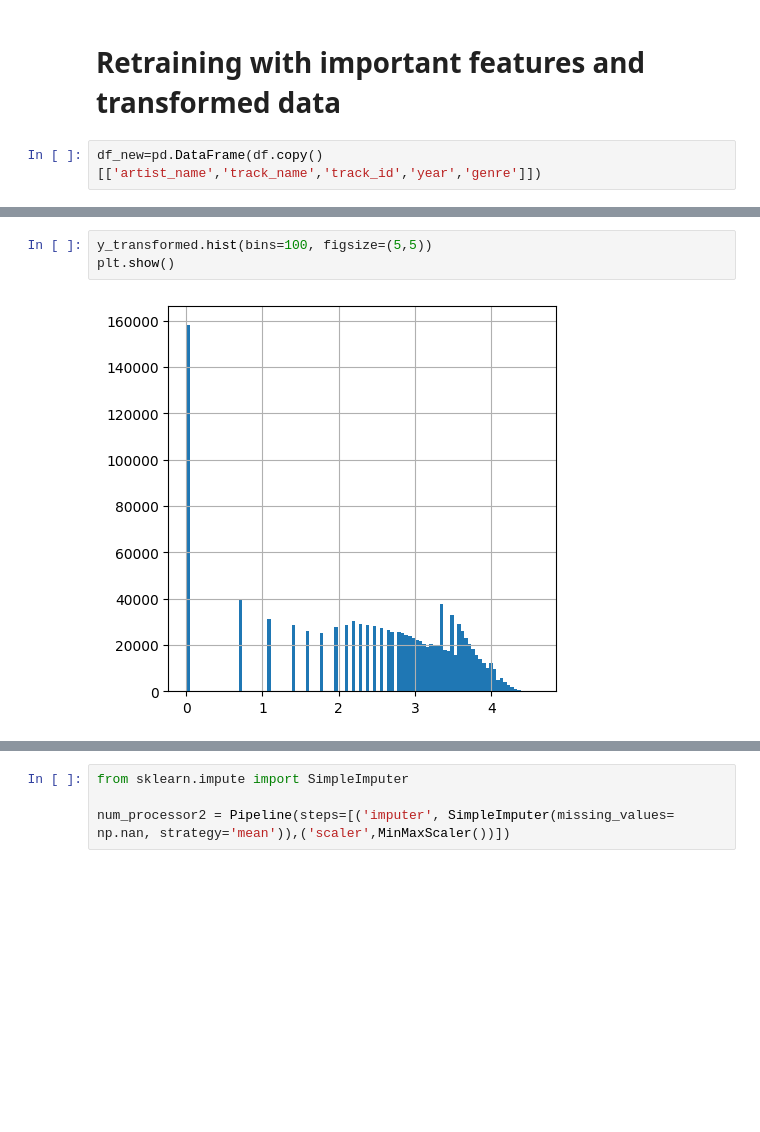
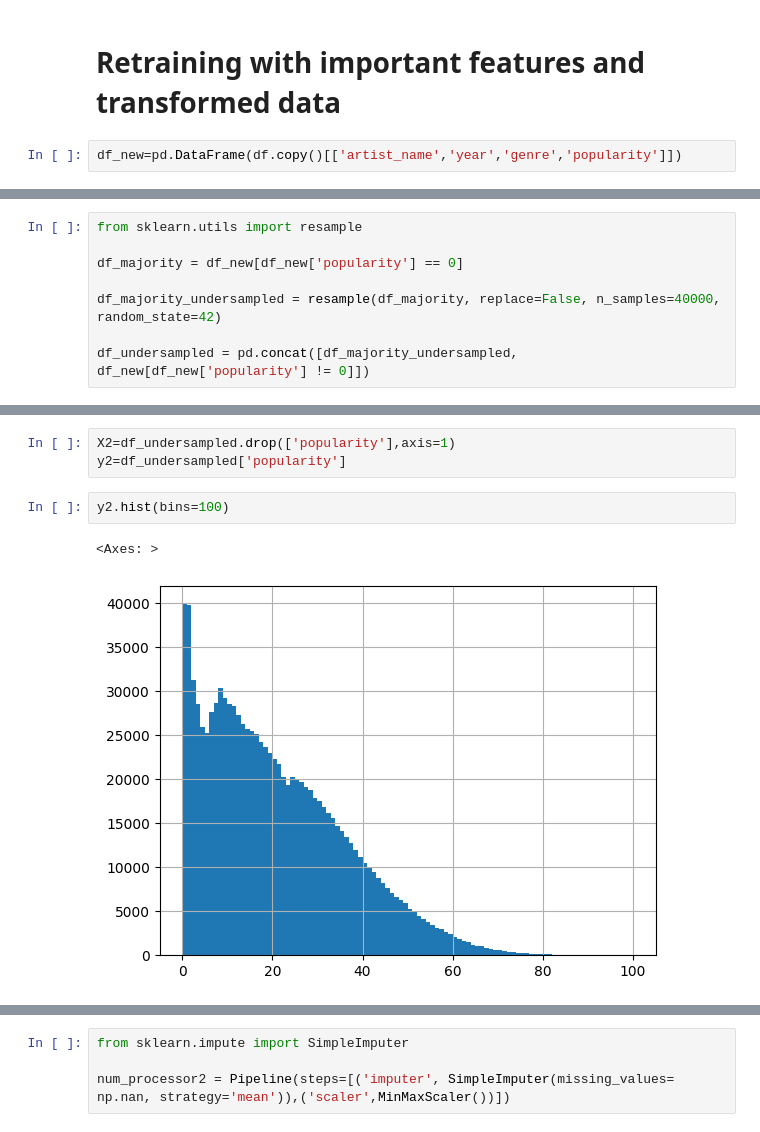
Before and after one commit to Abstract-Dex/Spotify-Data-Insights, a Jupyter notebook: main.ipynb, the cells around one changed output, grey strips where cells are left out. Saved outputs shown, nothing was run; the diff lists cells and outputs as text; blank space fills up the shorter version.

```diff
--- a/main.ipynb
+++ b/main.ipynb
@@ -265,7 +281,7 @@ Kurtosis: 0.065274
 # %% [markdown]
 # Retraining with important features and transformed data
 # %%
-df_new=pd.DataFrame(df.copy()[['artist_name','track_name','track_id','year','genre']])
+df_new=pd.DataFrame(df.copy()[['artist_name','year','genre','popularity']])
 # %%
 df_new.head()
 # %% [output]
@@ -301,0 +310,8 @@ plt.show()
+# %%
+from sklearn.utils import resample
+
+df_majority = df_new[df_new['popularity'] == 0]
+
+df_majority_undersampled = resample(df_majority, replace=False, n_samples=40000, random_state=42)
+
+df_undersampled = pd.concat([df_majority_undersampled, df_new[df_new['popularity'] != 0]])
@@ -302,5 +344,8 @@ plt.show()
+# %%
+X2=df_undersampled.drop(['popularity'],axis=1)
+y2=df_undersampled['popularity']
 # %%
-y_transformed.hist(bins=100, figsize=(5,5))
-plt.show()
+y2.hist(bins=100)
 # %% [output]
+<Axes: >
-[figure, old version]
+[figure, new version]
```
Also changed, not shown: parts of 15 cells of this notebook.
